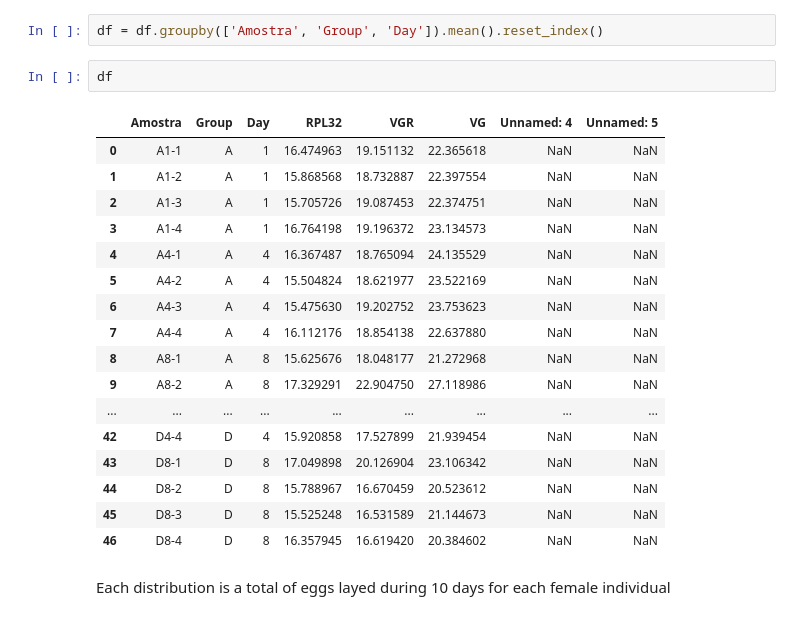
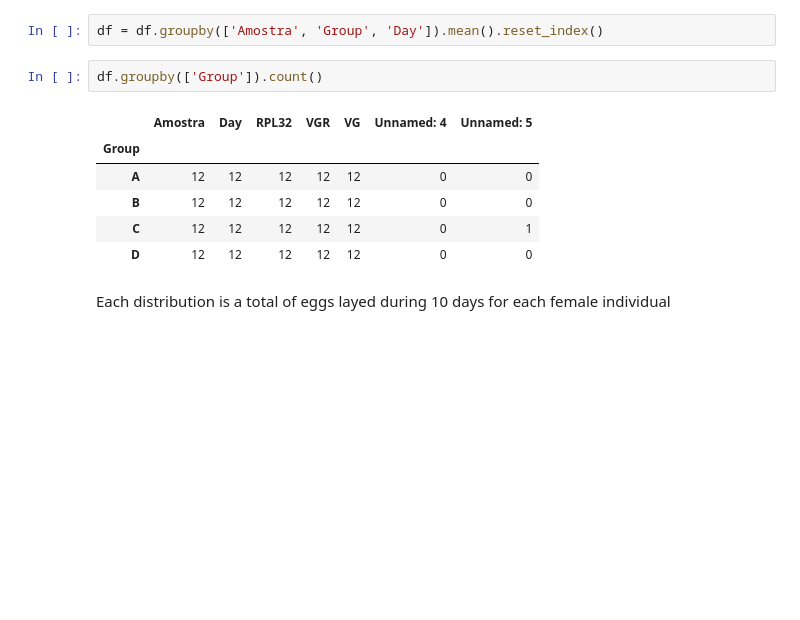
Before and after one commit to wanermiranda/pesquisa-bio, a Jupyter notebook: ovary_exp_2025_may.ipynb, the cells around one changed output. Cells and saved outputs as stored; diff of their text form; blank space fills up the shorter version.

```diff
--- a/ovary_exp_2025_may.ipynb
+++ b/ovary_exp_2025_may.ipynb
@@ -95,25 +112,14 @@ df.head()
 # %%
 df = df.groupby(['Amostra', 'Group', 'Day']).mean().reset_index()
 # %%
-df
+df.groupby(['Group']).count()
 # %% [output]
-|  | Amostra | Group | Day | RPL32 | VGR | VG | Unnamed: 4 | Unnamed: 5 |
-| 0 | A1-1 | A | 1 | 16.474963 | 19.151132 | 22.365618 | NaN | NaN |
-| 1 | A1-2 | A | 1 | 15.868568 | 18.732887 | 22.397554 | NaN | NaN |
-| 2 | A1-3 | A | 1 | 15.705726 | 19.087453 | 22.374751 | NaN | NaN |
-| 3 | A1-4 | A | 1 | 16.764198 | 19.196372 | 23.134573 | NaN | NaN |
-| 4 | A4-1 | A | 4 | 16.367487 | 18.765094 | 24.135529 | NaN | NaN |
-| 5 | A4-2 | A | 4 | 15.504824 | 18.621977 | 23.522169 | NaN | NaN |
-| 6 | A4-3 | A | 4 | 15.475630 | 19.202752 | 23.753623 | NaN | NaN |
-| 7 | A4-4 | A | 4 | 16.112176 | 18.854138 | 22.637880 | NaN | NaN |
-| 8 | A8-1 | A | 8 | 15.625676 | 18.048177 | 21.272968 | NaN | NaN |
-| 9 | A8-2 | A | 8 | 17.329291 | 22.904750 | 27.118986 | NaN | NaN |
-| ... | ... | ... | ... | ... | ... | ... | ... | ... |
-| 42 | D4-4 | D | 4 | 15.920858 | 17.527899 | 21.939454 | NaN | NaN |
-| 43 | D8-1 | D | 8 | 17.049898 | 20.126904 | 23.106342 | NaN | NaN |
-| 44 | D8-2 | D | 8 | 15.788967 | 16.670459 | 20.523612 | NaN | NaN |
-| 45 | D8-3 | D | 8 | 15.525248 | 16.531589 | 21.144673 | NaN | NaN |
-| 46 | D8-4 | D | 8 | 16.357945 | 16.619420 | 20.384602 | NaN | NaN |
+|  | Amostra | Day | RPL32 | VGR | VG | Unnamed: 4 | Unnamed: 5 |
+| Group |  |  |  |  |  |  |  |
+| A | 12 | 12 | 12 | 12 | 12 | 0 | 0 |
+| B | 12 | 12 | 12 | 12 | 12 | 0 | 0 |
+| C | 12 | 12 | 12 | 12 | 12 | 0 | 1 |
+| D | 12 | 12 | 12 | 12 | 12 | 0 | 0 |
 # %% [markdown]
 Each distribution is a total of eggs layed during 10 days for each female individual
 # %%
```
Also changed, not shown: parts of 22 cells of this notebook, 22 other files.
